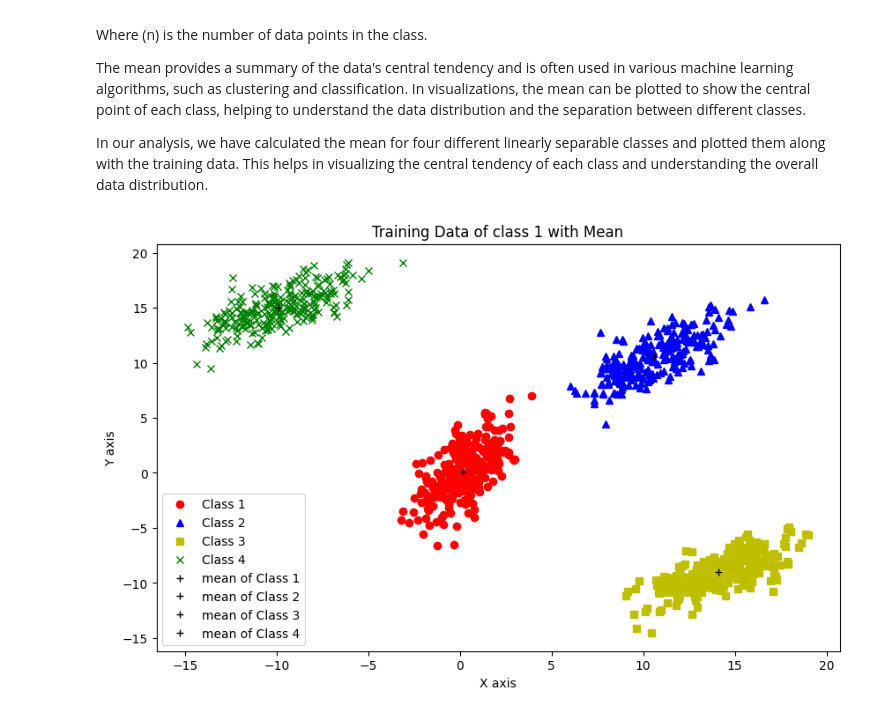
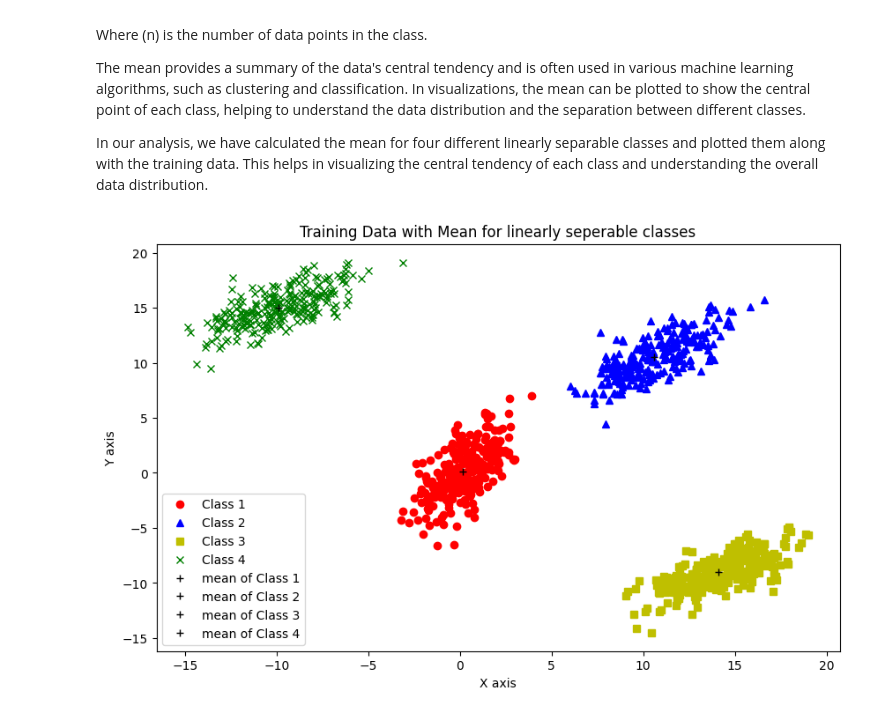
Before and after one commit to RakshithaKalkura/IML-project-dec-2024, a Jupyter notebook: plot_mean.ipynb, the cells around one changed output. Drawn from its saved outputs; the diff is of its cells as text; code cells hidden in the pictures.

Commit message:
update plot

```diff
--- a/plot_mean.ipynb
+++ b/plot_mean.ipynb
@@ -48,32 +48,32 @@ mean_value_y2 = np.mean(training_data2[:, 1])
 # Calculate the mean of the training data of class3
 mean_value_x3 = np.mean(training_data3[:, 0])
 mean_value_y3 = np.mean(training_data3[:, 1])
 
 # Calculate the mean of the training data of class14
 mean_value_x4 = np.mean(training_data4[:, 0])
 mean_value_y4 = np.mean(training_data4[:, 1])
 
 plt.figure(figsize=(10, 6)) #set plot size
 
 # Plot the training data
 plt.plot(training_data1[:, 0], training_data1[:, 1], 'o', label='Class 1', color='r')
 plt.plot(training_data2[:, 0], training_data2[:, 1], '^', label='Class 2', color='b')
 plt.plot(training_data3[:, 0], training_data3[:, 1], 's', label='Class 3', color='y')
 plt.plot(training_data4[:, 0], training_data4[:, 1], 'x', label='Class 4', color='g')
 
 # Plot the mean value
 plt.plot(mean_value_x1, mean_value_y1, '+', label='mean of Class 1', color='black')
 plt.plot(mean_value_x2, mean_value_y2, '+', label='mean of Class 2', color='black')
 plt.plot(mean_value_x3, mean_value_y3, '+', label='mean of Class 3', color='black')
 plt.plot(mean_value_x4, mean_value_y4, '+', label='mean of Class 4', color='black')
 
 # Add labels and legend
 plt.xlabel('X axis')
 plt.ylabel('Y axis')
-plt.title('Training Data of class 1 with Mean')
+plt.title('Training Data with Mean for linearly seperable classes')
 plt.legend()
 
 # Show the plot
 plt.show()
 # %% [output]
-[figure, old version]
+[figure, new version]
```
Also changed, not shown: parts of 4 cells of this notebook.
